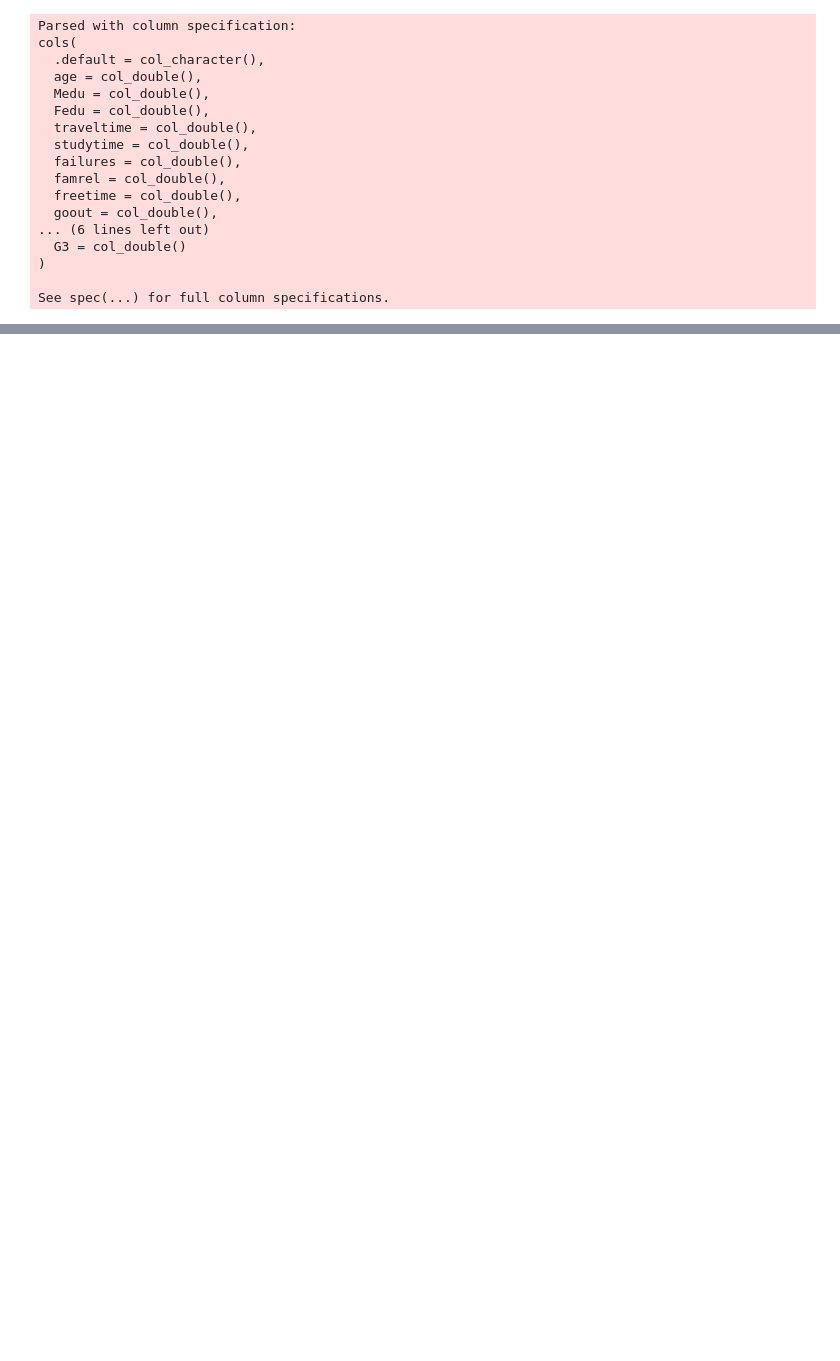
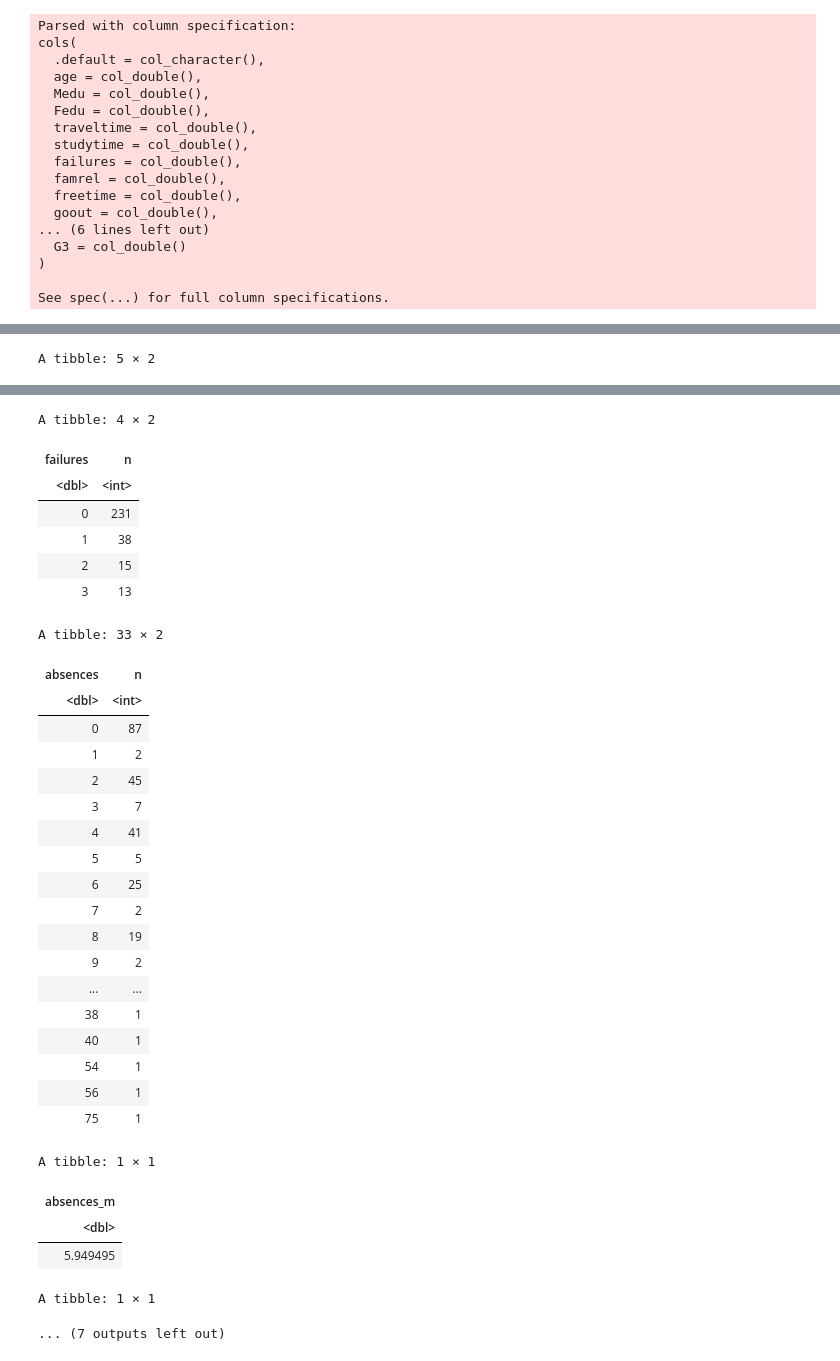
Before and after one commit to FelixNg21/DSCI100-project, a Jupyter notebook: Proposal.ipynb, the cells around one changed output, grey strips where cells are left out. Cells and saved outputs as stored; diff of their text form; code cells hidden in the pictures; blank space fills up the shorter version.

```diff
--- a/Proposal.ipynb
+++ b/Proposal.ipynb
@@ -243,0 +123,47 @@ failures, study time, absences, internet, higher, Medu, Fedu, schoolsup, famsup,
+# %%
+# Distribution of mother's education level
+student_train_meduc <- group_by(student_train, Medu) %>%
+    summarize(n = n())
+
+# Distribution of father's education level
+student_train_feduc <- group_by(student_train, Fedu) %>%
+    summarize(n = n())
+
+# Counts number of student failures
+student_train_failure <- group_by(student_train, failures) %>%
+    summarize(n=n())
+
+# Counts number of student absences
+student_train_absences <- group_by(student_train, absences) %>%
+    summarize(n=n())
+
+# Computes mean of student absences
+student_train_absences_m <- group_by(student_train) %>%
+    summarize(absences_m = mean(absences))
+
+# Computes mean family relationship quality
+student_train_famrel <- group_by(student_train) %>%
+    summarize(famrel = mean(famrel))
+
+# Computes mean overall health status
+student_train_health <- group_by(student_train) %>%
+    summarize(health = mean(health))
+
+# Computes mean student travel time
+student_train_travel <- group_by(student_train) %>%
+    summarize(traveltime = mean(traveltime))
+
+# Student final grade distribution
+student_train_G3 <- group_by(student_train, G3) %>%
+    summarize(n = n())
+
+student_train_meduc
+student_train_feduc
+student_train_failure
+student_train_absences
+student_train_absences_m
+student_train_famrel
+student_train_health
+student_train_travel
+student_train_G3
+# %% [output]
@@ -243,0 +187 @@ failures, study time, absences, internet, higher, Medu, Fedu, schoolsup, famsup,
+A tibble: 5 × 2
@@ -244 +195,33 @@ failures, study time, absences, internet, higher, Medu, Fedu, schoolsup, famsup,
+A tibble: 4 × 2
+| failures | n |
+| <dbl> | <int> |
+| 0 | 231 |
+| 1 | 38 |
+| 2 | 15 |
+| 3 | 13 |
+A tibble: 33 × 2
+| absences | n |
+| <dbl> | <int> |
+| 0 | 87 |
+| 1 | 2 |
+| 2 | 45 |
+| 3 | 7 |
+| 4 | 41 |
+| 5 | 5 |
+| 6 | 25 |
+| 7 | 2 |
+| 8 | 19 |
+| 9 | 2 |
+| ... | ... |
+| 38 | 1 |
+| 40 | 1 |
+| 54 | 1 |
+| 56 | 1 |
+| 75 | 1 |
+A tibble: 1 × 1
+| absences_m |
+| <dbl> |
+| 5.949495 |
+A tibble: 1 × 1
+... (7 outputs left out)
 # %%
```
Also changed, not shown: parts of 23 cells of this notebook.
